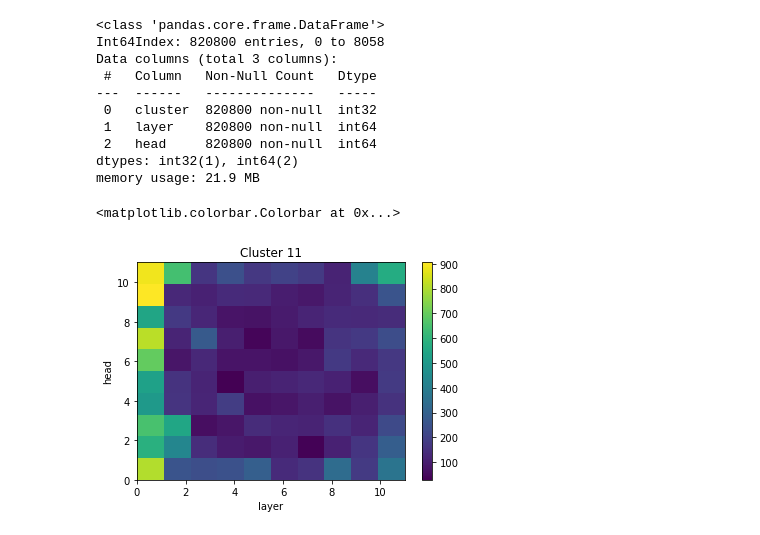
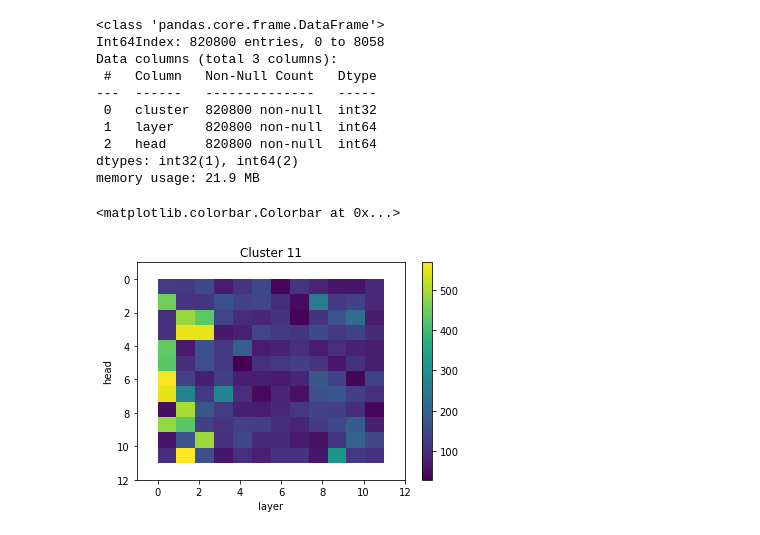
Before and after one commit to pschroedl/transformer_attention_clustering, a Jupyter notebook: clustering/kMeans_cluster_analysis.ipynb, the cells around one changed output. Cells and saved outputs as stored; diff of their text form; code cells hidden in the pictures.

```diff
--- a/clustering/kMeans_cluster_analysis.ipynb
+++ b/clustering/kMeans_cluster_analysis.ipynb
@@ -59,14 +59,16 @@ memory usage: 21.9 MB
 # %%
 c = 11
 df_c = df[df['cluster'] == c]
-h = plt.hist2d(df_c['layer'],df_c['head'])
+h = plt.hist2d(df_c['layer'],df_c['head'], bins=12)
 plt.title(f"Cluster {c}")
 plt.xlabel("layer")
-plt.ylabel("head");
+plt.ylabel("head")
+plt.xlim([-1,12])
+plt.ylim([12,-1])
 plt.colorbar(h[3])
 # %% [output]
 <matplotlib.colorbar.Colorbar at 0x...>
-[figure, old version]
+[figure, new version]
 # %%
 df_clusters = {}
 for c in range(0, len(df.groupby('cluster'))):
```
Also changed, not shown: parts of 3 cells of this notebook, 2 other files.
